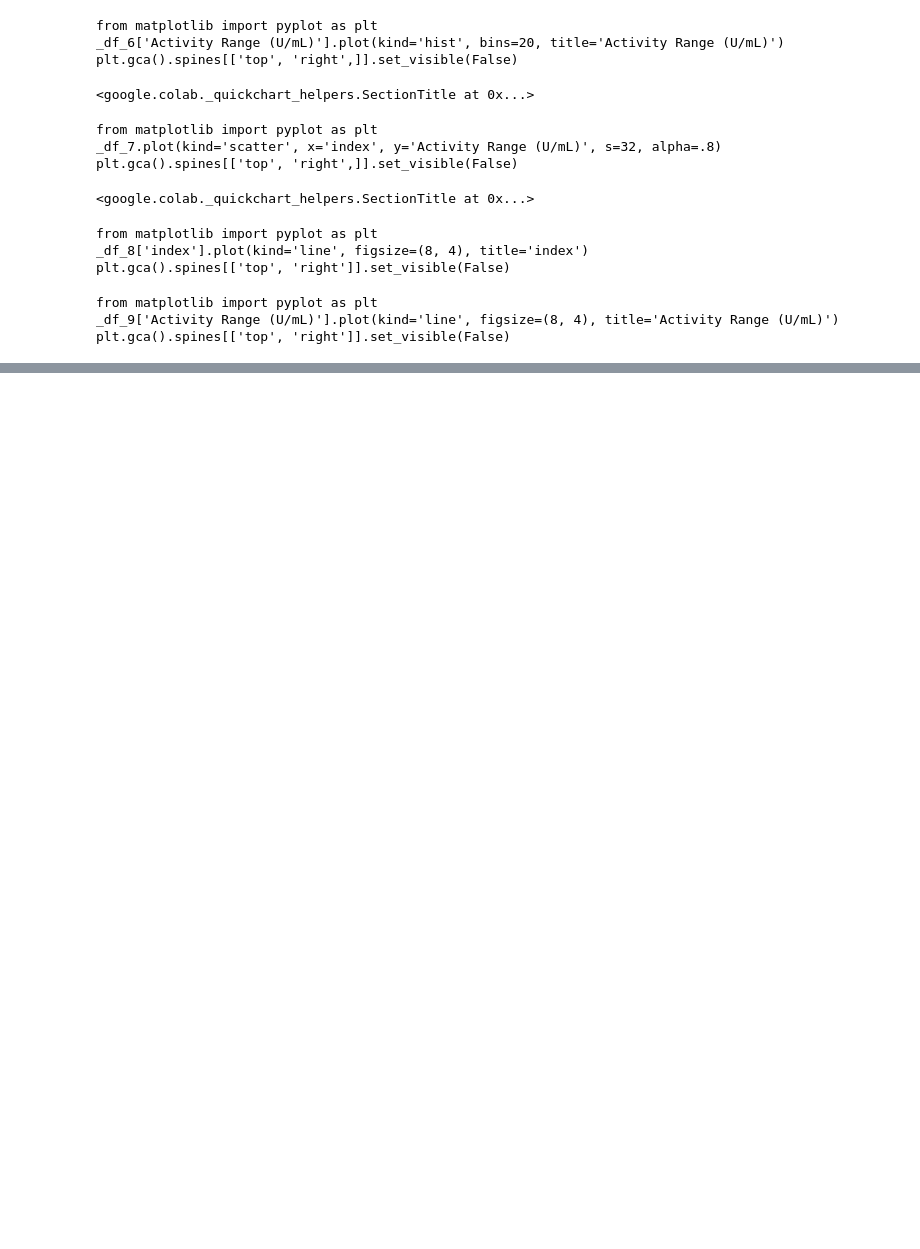
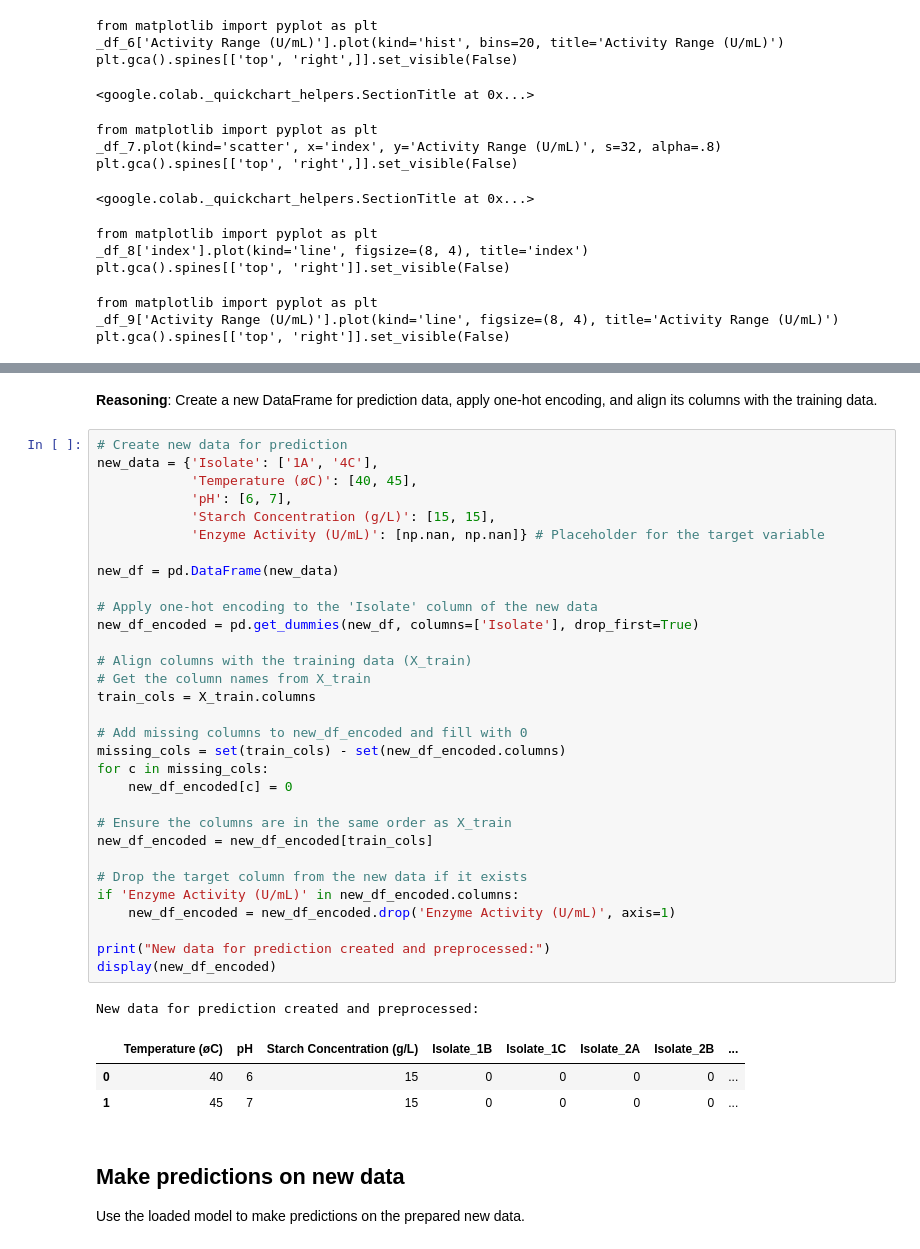
Before and after one commit to didhitidasgupta/Microsoft-Project, a Jupyter notebook: Predicting_Enzyme_Activity.ipynb, the cells around one changed output, grey strips where cells are left out. Cells and saved outputs as stored; diff of their text form; blank space fills up the shorter version.

```diff
--- a/Predicting_Enzyme_Activity.ipynb
+++ b/Predicting_Enzyme_Activity.ipynb
@@ -303,0 +332,43 @@ plt.gca().spines[['top', 'right']].set_visible(False)
+# %% [markdown]
+**Reasoning**:
+Create a new DataFrame for prediction data, apply one-hot encoding, and align its columns with the training data.
+# %%
+# Create new data for prediction
+new_data = {'Isolate': ['1A', '4C'],
+            'Temperature (øC)': [40, 45],
+            'pH': [6, 7],
+            'Starch Concentration (g/L)': [15, 15],
+            'Enzyme Activity (U/mL)': [np.nan, np.nan]} # Placeholder for the target variable
+
+new_df = pd.DataFrame(new_data)
+
+# Apply one-hot encoding to the 'Isolate' column of the new data
+new_df_encoded = pd.get_dummies(new_df, columns=['Isolate'], drop_first=True)
+
+# Align columns with the training data (X_train)
+# Get the column names from X_train
+train_cols = X_train.columns
+
+# Add missing columns to new_df_encoded and fill with 0
+missing_cols = set(train_cols) - set(new_df_encoded.columns)
+for c in missing_cols:
+    new_df_encoded[c] = 0
+
+# Ensure the columns are in the same order as X_train
+new_df_encoded = new_df_encoded[train_cols]
+
+# Drop the target column from the new data if it exists
+if 'Enzyme Activity (U/mL)' in new_df_encoded.columns:
+    new_df_encoded = new_df_encoded.drop('Enzyme Activity (U/mL)', axis=1)
+
+print("New data for prediction created and preprocessed:")
+display(new_df_encoded)
+# %% [output]
+New data for prediction created and preprocessed:
+|  | Temperature (øC) | pH | Starch Concentration (g/L) | Isolate_1B | Isolate_1C | Isolate_2A | Isolate_2B | ... |
+| 0 | 40 | 6 | 15 | 0 | 0 | 0 | 0 | ... |
+| 1 | 45 | 7 | 15 | 0 | 0 | 0 | 0 | ... |
+# %% [markdown]
+## Make predictions on new data
+
+Use the loaded model to make predictions on the prepared new data.
```
Also changed, not shown: parts of 10 cells of this notebook.
